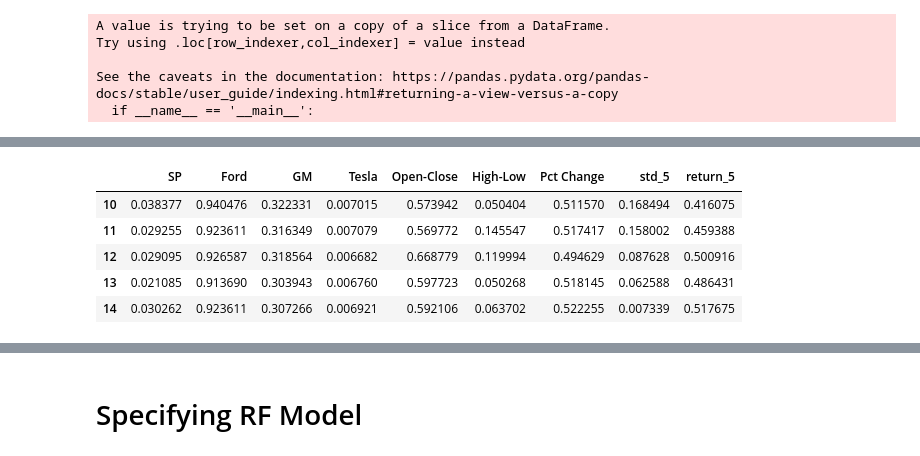
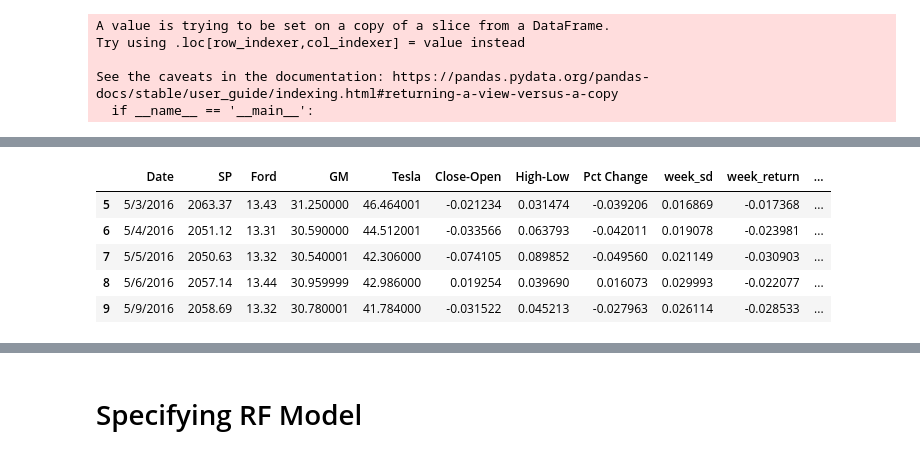
Before and after one commit to jborders23/math6397-funhouse, a Jupyter notebook: MATH6397_Final_RF.ipynb, the cells around one changed output, grey strips where cells are left out. Drawn from its saved outputs; the diff is of its cells as text; code cells hidden in the pictures.

```diff
--- a/MATH6397_Final_RF.ipynb
+++ b/MATH6397_Final_RF.ipynb
@@ -61,11 +49,9 @@ s_data.head()
-# %%
-# split s_data into what the network needs
-df = s_data.iloc[:,1:10]
-labels = s_data.iloc[:,-1]
-# %% [output]
-|  | SP | Ford | GM | Tesla | Open-Close | High-Low | Pct Change | std_5 | return_5 |
-| 10 | 0.038377 | 0.940476 | 0.322331 | 0.007015 | 0.573942 | 0.050404 | 0.511570 | 0.168494 | 0.416075 |
-| 11 | 0.029255 | 0.923611 | 0.316349 | 0.007079 | 0.569772 | 0.145547 | 0.517417 | 0.158002 | 0.459388 |
-| 12 | 0.029095 | 0.926587 | 0.318564 | 0.006682 | 0.668779 | 0.119994 | 0.494629 | 0.087628 | 0.500916 |
-| 13 | 0.021085 | 0.913690 | 0.303943 | 0.006760 | 0.597723 | 0.050268 | 0.518145 | 0.062588 | 0.486431 |
-| 14 | 0.030262 | 0.923611 | 0.307266 | 0.006921 | 0.592106 | 0.063702 | 0.522255 | 0.007339 | 0.517675 |
+# %%
+data.head()
+# %% [output]
+|  | Date | SP | Ford | GM | Tesla | Close-Open | High-Low | Pct Change | week_sd | week_return | ... |
+| 5 | 5/3/2016 | 2063.37 | 13.43 | 31.250000 | 46.464001 | -0.021234 | 0.031474 | -0.039206 | 0.016869 | -0.017368 | ... |
+| 6 | 5/4/2016 | 2051.12 | 13.31 | 30.590000 | 44.512001 | -0.033566 | 0.063793 | -0.042011 | 0.019078 | -0.023981 | ... |
+| 7 | 5/5/2016 | 2050.63 | 13.32 | 30.540001 | 42.306000 | -0.074105 | 0.089852 | -0.049560 | 0.021149 | -0.030903 | ... |
+| 8 | 5/6/2016 | 2057.14 | 13.44 | 30.959999 | 42.986000 | 0.019254 | 0.039690 | 0.016073 | 0.029993 | -0.022077 | ... |
+| 9 | 5/9/2016 | 2058.69 | 13.32 | 30.780001 | 41.784000 | -0.031522 | 0.045213 | -0.027963 | 0.026114 | -0.028533 | ... |
```
Also changed, not shown: parts of 9 cells of this notebook.
